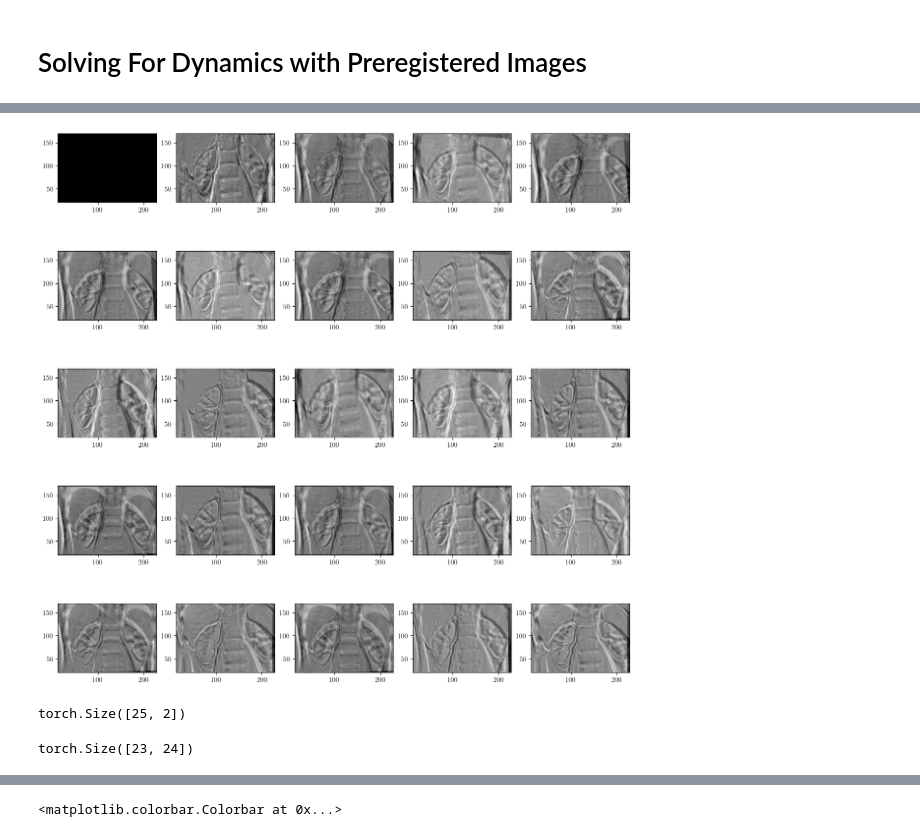
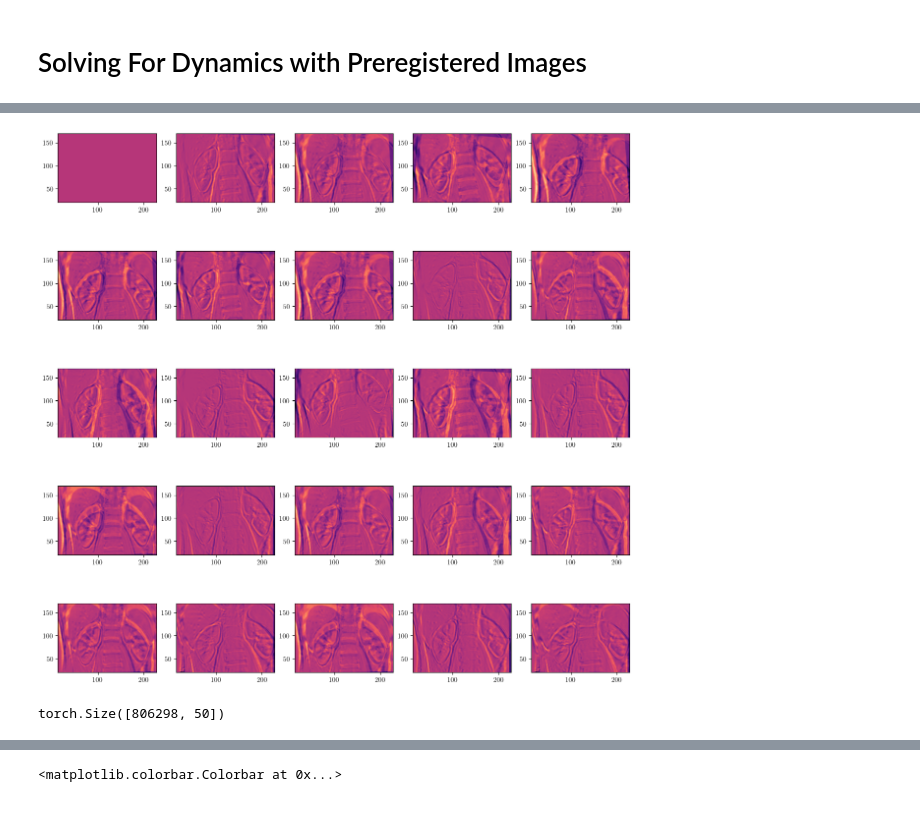
Before and after one commit to wdwatson2/ImgRegPytorchProject, a Jupyter notebook: scripts/solve_Dynamics.ipynb, the cells around one changed output, grey strips where cells are left out. Saved outputs shown, nothing was run; the diff lists cells and outputs as text; code cells hidden in the pictures.

```diff
--- a/scripts/solve_Dynamics.ipynb
+++ b/scripts/solve_Dynamics.ipynb
@@ -185,44 +186,24 @@ for theta in thetas:
 
     d0_stack = torch.vstack([d_interp[0](xc) for _ in range(n_images - 1)]).detach()
 
-    def Forward(wp_vec, xc):
+    def Forward(wp_vec):
             w_dict = unflatten_params_list(wp_vec.reshape(n_images-1,6), keys_list, shapes_list, sizes_list)
             ycs = [func.functional_call(y, wp, xc) for wp, y in zip(w_dict, ys)]
             f_preds = torch.vstack([d_interp[j+1](ycs[j]) for j in range(n_images - 1)])
-            return f_preds, f_preds
+            return f_preds
 
-    def loss_fn(wp_vec, xc):
-        return torch.linalg.norm(Forward(wp_vec, xc)[0] - d0_stack)**2 * torch.prod(domain.h)
+    def loss_fn(wp_vec):
+        return torch.linalg.norm(Forward(wp_vec)[0] - d0_stack)**2 * torch.prod(domain.h)
 
+    res_fn = lambda wp : (Forward(wp) - d0_stack).squeeze()
 
-    iter = 0
+    Jac_fn_0 = func.jacfwd(Forward)
+    Jac_fn = lambda wp : Jac_fn_0(wp).squeeze()
 
-    loss = []
-    loss.append(loss_fn(wp_vec, xc))
-    gradnorm = []
-    gradnorm.append(torch.inf)
+    wp_list, _  = lsq_lma(wp_vec.flatten(), res_fn, Jac_fn, gtol=1e5, max_iter=15, verbose=True)
+    wp_vec = wp_list[-1]
 
-    while gradnorm[-1] > 1e3 and iter < 50:
-        print("iter \t {} \t | \t loss \t {} \t | \t gradnorm \t {}".format(iter,loss[-1],gradnorm[-1]))
-
-        Jac, F = func.jacfwd(Forward, has_aux=True)(wp_vec, xc)
-        Jac = Jac.squeeze()
-
-        res = F - d0_stack
-        gradnorm.append(torch.linalg.norm(Jac.T @ res))
-        p = torch.linalg.lstsq(Jac, -res)[0]
-
-        step_size = 1
-        for _ in range(10):
-            if loss_fn(wp_vec + step_size * p, xc) < loss[iter]:
-                wp_vec += step_size * p
-                break
-            step_size *= .5
-        loss.append(loss_fn(wp_vec, xc))
-
-        iter += 1
-
-        f_pred[1:] = F.reshape(n_images - 1, mx*my)
+    f_pred[1:] = Forward(wp_vec).reshape(n_images - 1, mx*my)
 
 wp_vec_prereg = wp_vec.clone()
 f_pred_prereg = f_pred.clone()
@@ -259,18 +240,14 @@ f_pred[1:] = Forward(wp_vec, xc)[0].reshape(n_images - 1, mx*my)
 # %%
 fig, ax = plt.subplots(5,5,figsize=(15,15))
 
 for j in range(0,n_images):
-    view_image_2d(f_pred[j].reshape(mx,my).detach() - d_2d[j], domain, ax=ax[j//5,j%5])
+    view_image_2d(f_pred[j].reshape(mx,my).detach() - d_2d[j], domain, ax=ax[j//5,j%5], kwargs = {'clim':(-200,200),'cmap':'magma'})
 # %% [output]
-[figure, old version]
+[figure, new version]
 # %%
-alpha_true.shape
+A.shape
 # %% [output]
-torch.Size([25, 2])
+torch.Size([806298, 50])
-# %%
-torch.diff(torch.eye(n_images-1), dim=0).shape
-# %% [output]
-torch.Size([23, 24])
 # %%
 xc_2d = domain.getCellCenteredGrid()
 xc = xc_2d.reshape(mx*my,2).detach()
```
Also changed, not shown: parts of 3 cells of this notebook, 5 other files.
